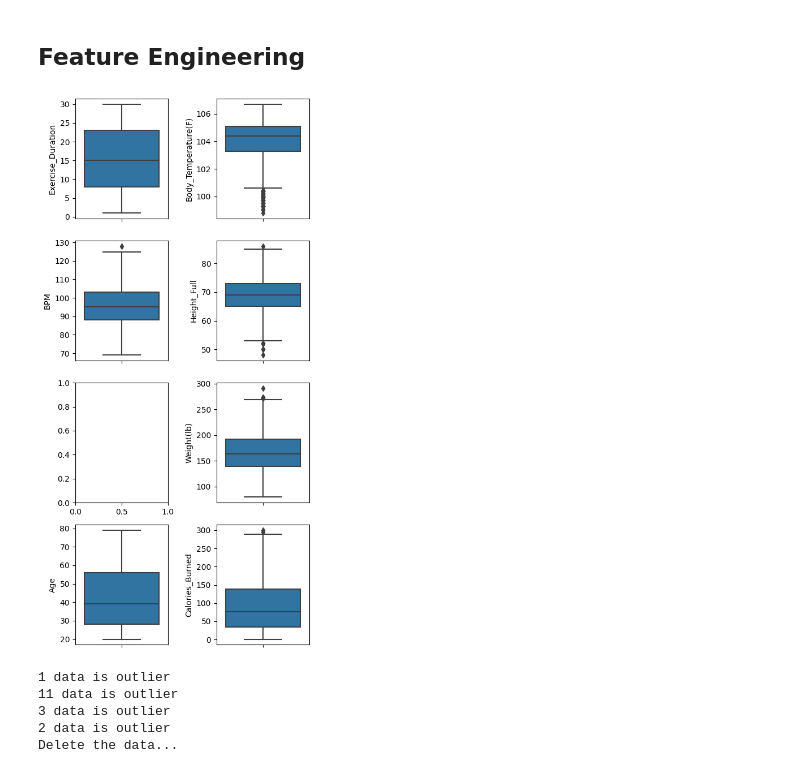
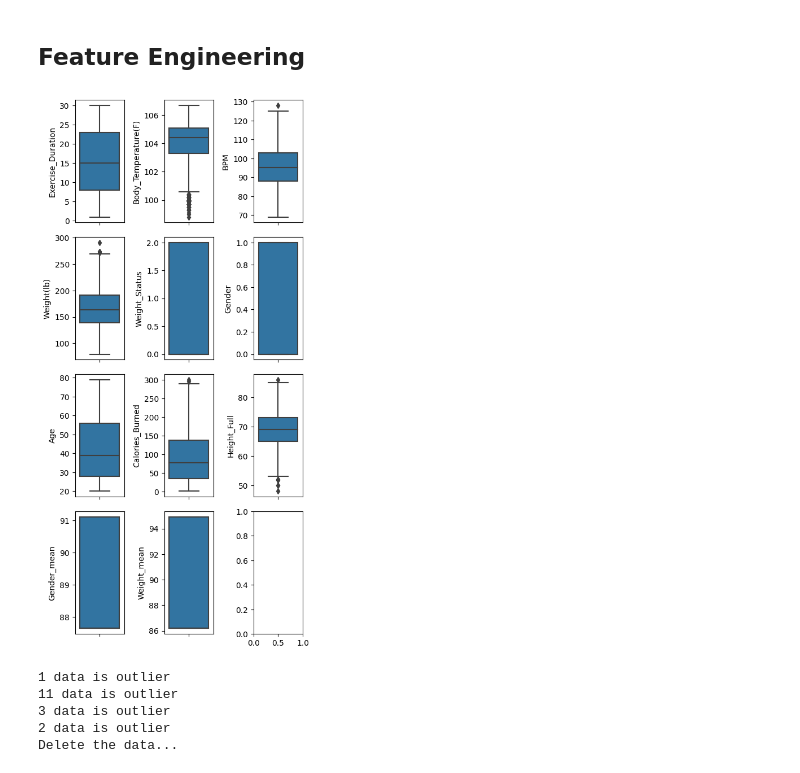
Before and after one commit to castlechoi/studyingDL, a Jupyter notebook: dacon/calories_predict.ipynb, the cells around one changed output. Drawn from its saved outputs; the diff is of its cells as text; code cells hidden in the pictures.

```diff
--- a/dacon/calories_predict.ipynb
+++ b/dacon/calories_predict.ipynb
@@ -41,6 +59,10 @@ test_df['Height_Full'] = test_df['Height(Feet)'] * 12 + test_df['Height(Remainde
 
 train_df.drop(columns = ['Height(Feet)', 'Height(Remainder_Inches)','ID'], inplace = True)
 test_df.drop(columns = ['Height(Feet)', 'Height(Remainder_Inches)','ID'], inplace = True)
+
+# Age range
+train_df['Age_range'] = train_df['Age'] //10
+test_df['Age_range'] = test_df['Age']//10
 # %%
 gender_mean = train_df.groupby('Gender').mean()
 gender_mean.drop(columns = gender_mean.columns.drop('Calories_Burned'), inplace = True)
@@ -50,29 +72,30 @@ weight_mean = train_df.groupby('Weight_Status').mean()
 weight_mean.drop(columns = weight_mean.columns.drop('Calories_Burned'), inplace = True)
 weight_mean.rename(columns = {'Calories_Burned':'Weight_mean'}, inplace = True)
 
+# age_range_mean = train_df.groupby('Age_range').mean()
+# age_range_mean.drop(columns = age_range_mean.columns.drop('Calories_Burned'), inplace = True)
+# age_range_mean.rename(columns = {'Calories_Burned':'Age_range_mean'}, inplace = True)
+
+
 train_df = pd.merge(train_df, gender_mean, how = 'left',on = ['Gender'])
 train_df = pd.merge(train_df, weight_mean, how = 'left',on = ['Weight_Status'])
+# train_df = pd.merge(train_df, age_range_mean, how = 'left', on = ['Age_range'])
 
 test_df = pd.merge(test_df, gender_mean, how = 'left',on = ['Gender'])
 test_df = pd.merge(test_df, weight_mean, how = 'left',on = ['Weight_Status'])
+# test_df = pd.merge(test_df, age_range_mean, how = 'left', on = ['Age_range'])
+
+train_df.drop(['Age_range'], axis = 1,inplace = True)
+test_df.drop(['Age_range'], axis = 1, inplace = True)
-# %%
-fig, axes = plt.subplots(4,2, figsize = (5,10))
-
-sns.boxplot(y = train_df['Exercise_Duration'], ax = axes[0][0])
-sns.boxplot(y = train_df['Body_Temperature(F)'], ax = axes[0][1])
-
-sns.boxplot(y = train_df['BPM'], ax = axes[1][0])
-sns.boxplot(y = train_df['Height_Full'], ax = axes[1][1])
-
-sns.boxplot(y = train_df['Weight(lb)'], ax = axes[2][1])
-
-sns.boxplot(y = train_df['Age'], ax = axes[3][0])
-sns.boxplot(y = train_df['Calories_Burned'], ax = axes[3][1])
-
-plt.tight_layout()
-plt.show()
-# %% [output]
-[figure, removed]
+# %%
+fig, axes = plt.subplots(len(train_df.columns) // 3 + 1,3, figsize = (5,10))
+
+for idx, col in enumerate(train_df.columns):
+  sns.boxplot(y = train_df[col], ax = axes[idx//3][idx % 3])
+plt.tight_layout()
+plt.show()
+# %% [output]
+[figure, added]
 # %%
 # body temperature은 log transformation
 # bpm, height_full, weight(lb) 이상치 확인
```
Also changed, not shown: parts of 8 cells of this notebook.
